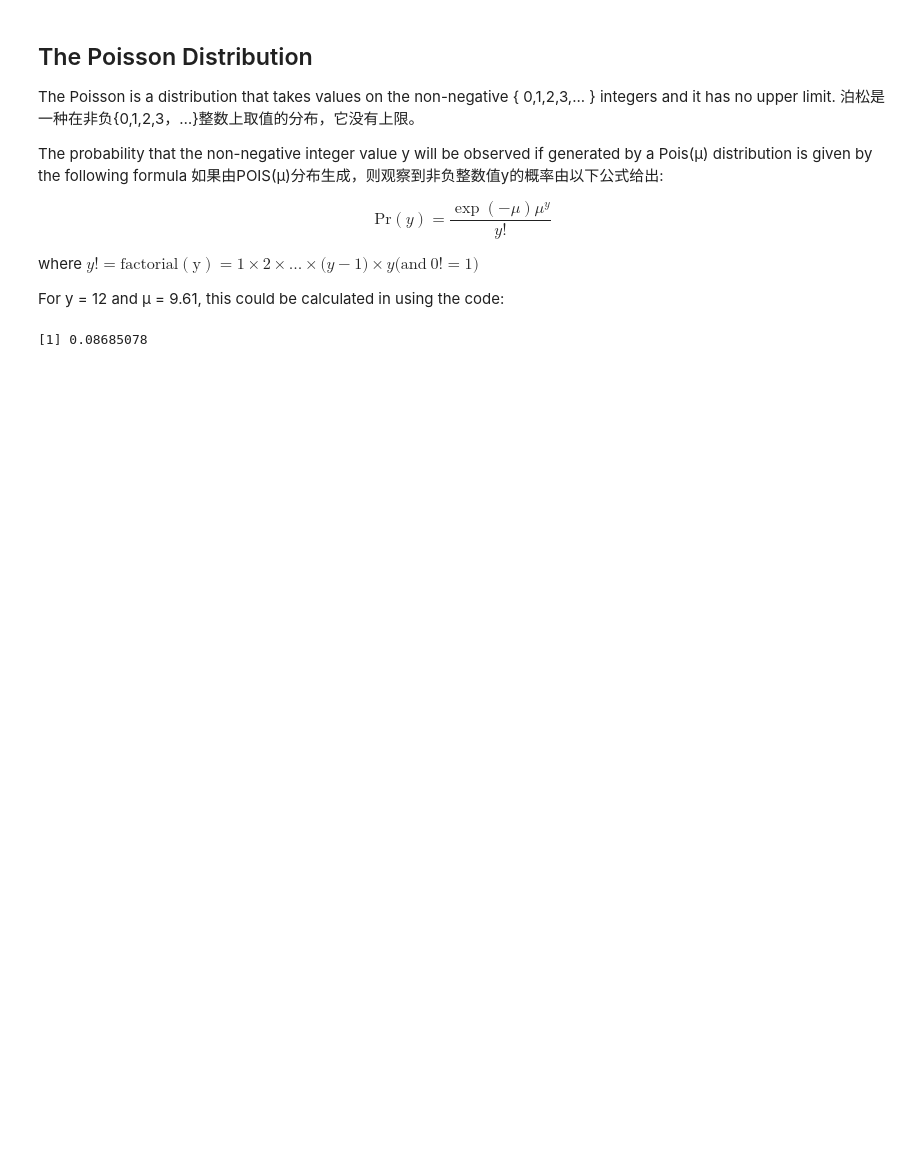
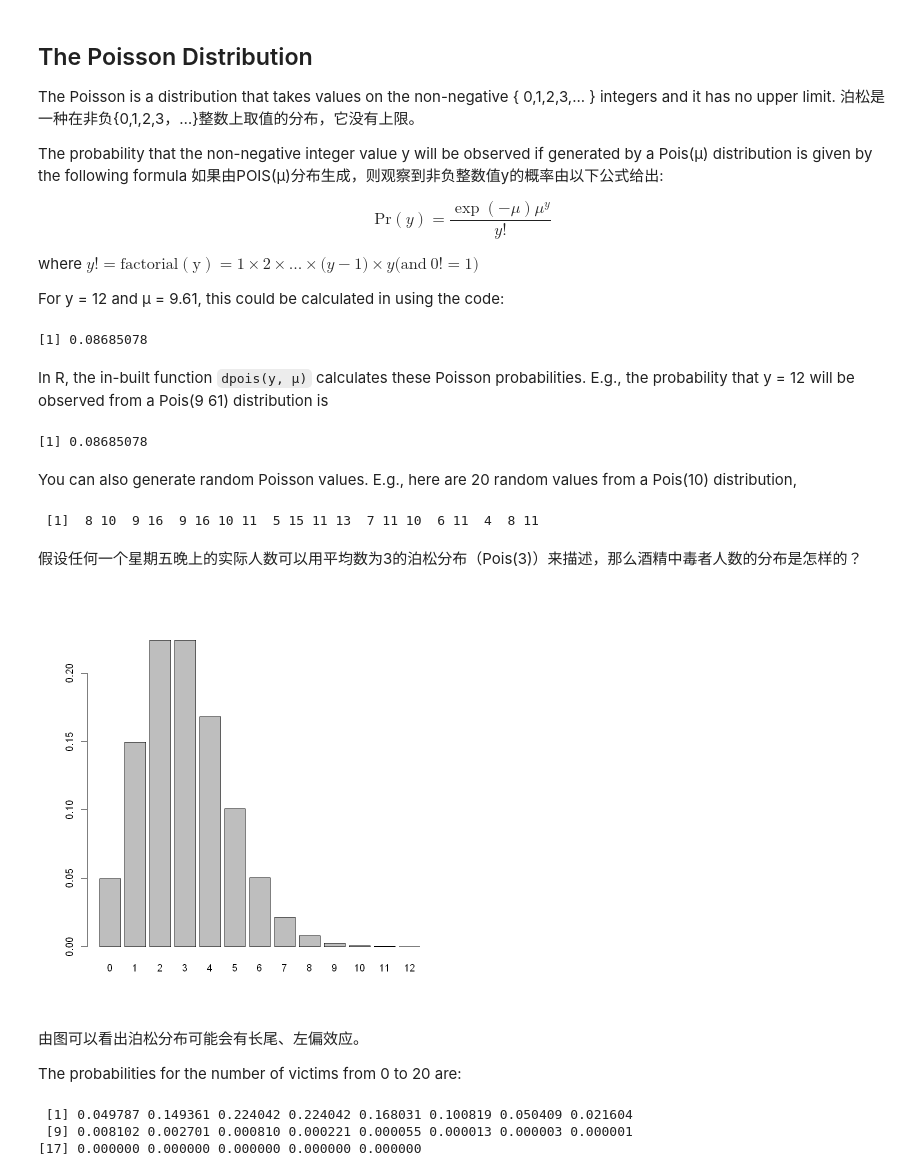
Before and after one commit to cworld1/da-learning, a Jupyter notebook: docs/13-model-count-data-using-poisson-distribute.ipynb, the cells around one changed output. Cells and saved outputs as stored; diff of their text form; code cells hidden in the pictures; blank space fills up the shorter version.

```diff
--- a/docs/13-model-count-data-using-poisson-distribute.ipynb
+++ b/docs/13-model-count-data-using-poisson-distribute.ipynb
@@ -145,3 +151,31 @@ mu <- 9.61
 (exp(-mu) * mu^y) / factorial(y)
 # %% [output]
 [1] 0.08685078
+# %% [markdown]
+In R, the in-built function `dpois(y, μ)` calculates these Poisson probabilities. E.g., the probability that y = 12 will be observed from a Pois(9 61) distribution is
+# %%
+dpois(12, 9.61)
+# %% [output]
+[1] 0.08685078
+# %% [markdown]
+You can also generate random Poisson values. E.g., here are 20 random values from a Pois(10) distribution,
+# %%
+rpois(20, 10)
+# %% [output]
+ [1]  8 10  9 16  9 16 10 11  5 15 11 13  7 11 10  6 11  4  8 11
+# %% [markdown]
+假设任何一个星期五晚上的实际人数可以用平均数为3的泊松分布（Pois(3)）来描述，那么酒精中毒者人数的分布是怎样的？
+# %%
+barplot(dpois(0:12, 3), names = 0:12)
+# %% [output]
+[figure, added]
+# %% [markdown]
+由图可以看出泊松分布可能会有长尾、左偏效应。
+
+The probabilities for the number of victims from 0 to 20 are:
+# %%
+round(dpois(0:20, 3), 6)
+# %% [output]
+ [1] 0.049787 0.149361 0.224042 0.224042 0.168031 0.100819 0.050409 0.021604
+ [9] 0.008102 0.002701 0.000810 0.000221 0.000055 0.000013 0.000003 0.000001
+[17] 0.000000 0.000000 0.000000 0.000000 0.000000
```
Also changed, not shown: parts of 25 cells of this notebook.
